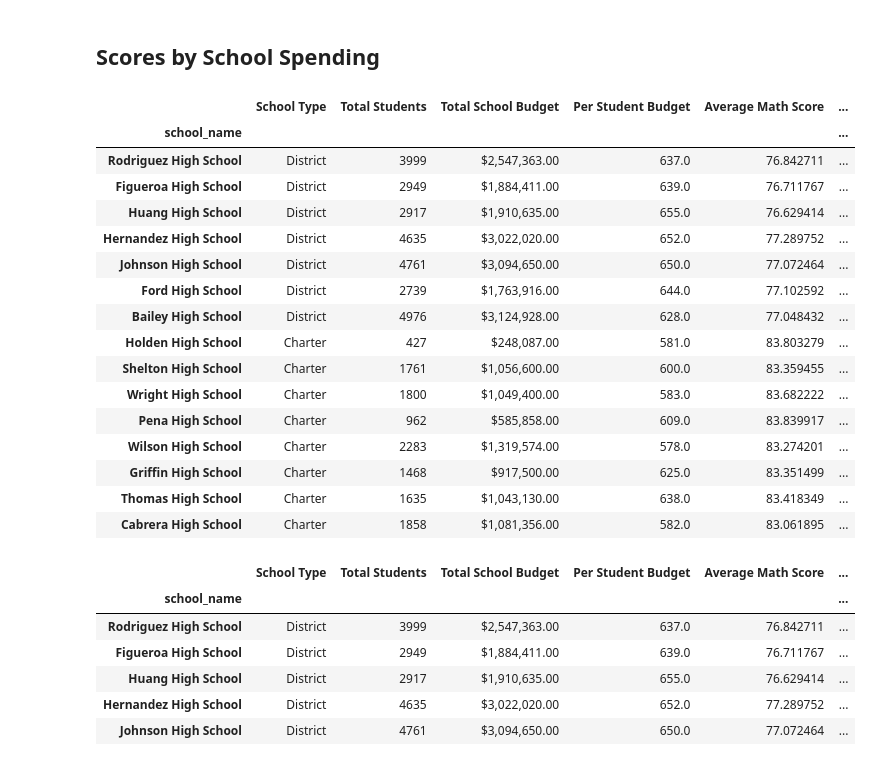
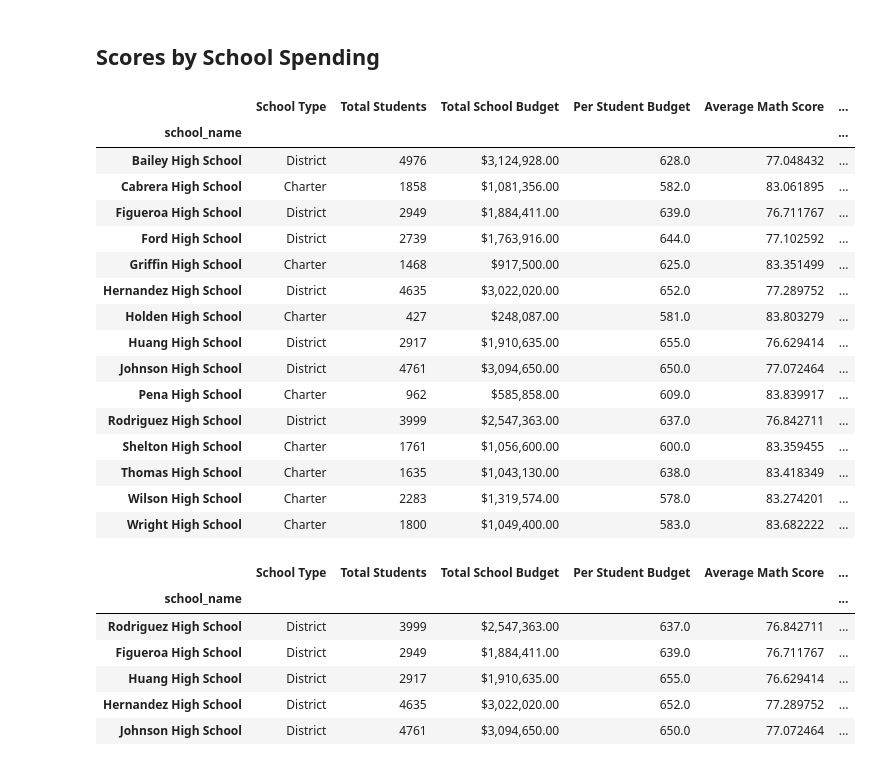
Before and after one commit to tmbiro/pandas_challenge, a Jupyter notebook: PyCitySchools/PyCitySchools.ipynb, the cells around one changed output. Saved outputs shown, nothing was run; the diff lists cells and outputs as text; code cells hidden in the pictures.

```diff
--- a/PyCitySchools/PyCitySchools.ipynb
+++ b/PyCitySchools/PyCitySchools.ipynb
@@ -419,26 +500,26 @@ spending_labels = ["<$585", "$585-630", "$630-645", "$645-680"]
 # %%
 # Create a copy of the school summary since it has the "Per Student Budget"
 school_spending_df = per_school_summary.copy()
-school_spending_df["Per Student Budget"] = school_spending_df["Per Student Budget"].str.replace('$', '').astype(float)
+school_spending_df["Per Student Budget"] = school_spending_df["Per Student Budget"].str.replace('$', '', regex=True).astype(float)
 school_spending_df
 # %% [output]
 |  | School Type | Total Students | Total School Budget | Per Student Budget | Average Math Score | ... |
 | school_name |  |  |  |  |  | ... |
+| Bailey High School | District | 4976 | $3,124,928.00 | 628.0 | 77.048432 | ... |
+| Cabrera High School | Charter | 1858 | $1,081,356.00 | 582.0 | 83.061895 | ... |
+| Figueroa High School | District | 2949 | $1,884,411.00 | 639.0 | 76.711767 | ... |
+| Ford High School | District | 2739 | $1,763,916.00 | 644.0 | 77.102592 | ... |
+| Griffin High School | Charter | 1468 | $917,500.00 | 625.0 | 83.351499 | ... |
+| Hernandez High School | District | 4635 | $3,022,020.00 | 652.0 | 77.289752 | ... |
+| Holden High School | Charter | 427 | $248,087.00 | 581.0 | 83.803279 | ... |
+| Huang High School | District | 2917 | $1,910,635.00 | 655.0 | 76.629414 | ... |
+| Johnson High School | District | 4761 | $3,094,650.00 | 650.0 | 77.072464 | ... |
+| Pena High School | Charter | 962 | $585,858.00 | 609.0 | 83.839917 | ... |
 | Rodriguez High School | District | 3999 | $2,547,363.00 | 637.0 | 76.842711 | ... |
-| Figueroa High School | District | 2949 | $1,884,411.00 | 639.0 | 76.711767 | ... |
-| Huang High School | District | 2917 | $1,910,635.00 | 655.0 | 76.629414 | ... |
-| Hernandez High School | District | 4635 | $3,022,020.00 | 652.0 | 77.289752 | ... |
-| Johnson High School | District | 4761 | $3,094,650.00 | 650.0 | 77.072464 | ... |
-| Ford High School | District | 2739 | $1,763,916.00 | 644.0 | 77.102592 | ... |
-| Bailey High School | District | 4976 | $3,124,928.00 | 628.0 | 77.048432 | ... |
-| Holden High School | Charter | 427 | $248,087.00 | 581.0 | 83.803279 | ... |
 | Shelton High School | Charter | 1761 | $1,056,600.00 | 600.0 | 83.359455 | ... |
+| Thomas High School | Charter | 1635 | $1,043,130.00 | 638.0 | 83.418349 | ... |
+| Wilson High School | Charter | 2283 | $1,319,574.00 | 578.0 | 83.274201 | ... |
 | Wright High School | Charter | 1800 | $1,049,400.00 | 583.0 | 83.682222 | ... |
-| Pena High School | Charter | 962 | $585,858.00 | 609.0 | 83.839917 | ... |
-| Wilson High School | Charter | 2283 | $1,319,574.00 | 578.0 | 83.274201 | ... |
-| Griffin High School | Charter | 1468 | $917,500.00 | 625.0 | 83.351499 | ... |
-| Thomas High School | Charter | 1635 | $1,043,130.00 | 638.0 | 83.418349 | ... |
-| Cabrera High School | Charter | 1858 | $1,081,356.00 | 582.0 | 83.061895 | ... |
 # %%
 # Use `pd.cut` to categorize spending based on the bins.
 school_spending_df["Spending Ranges (Per Student)"] = pd.cut(school_spending_df["Per Student Budget"], spending_bins, labels=spending_labels, include_lowest=True)
```
Also changed, not shown: parts of 14 cells of this notebook.
